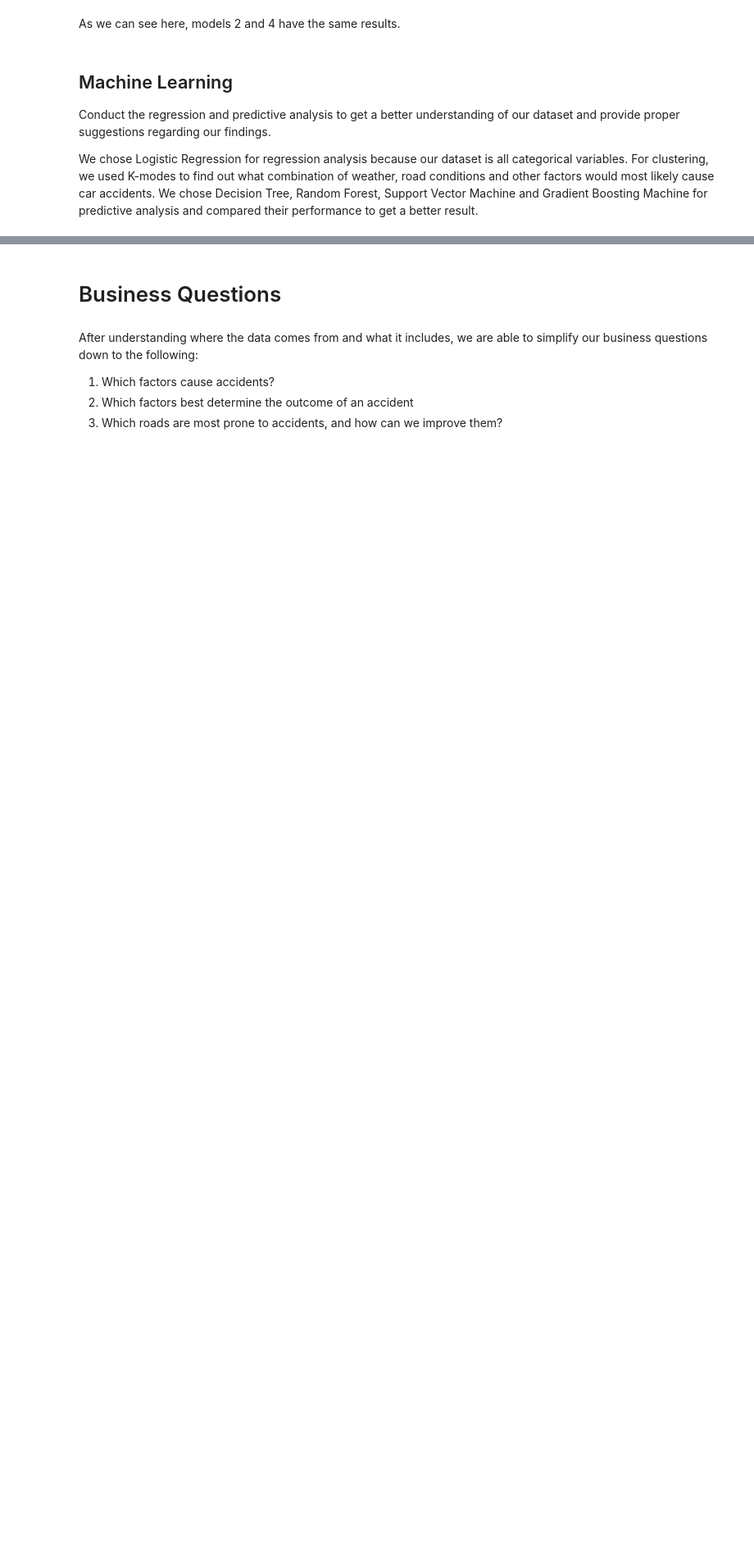
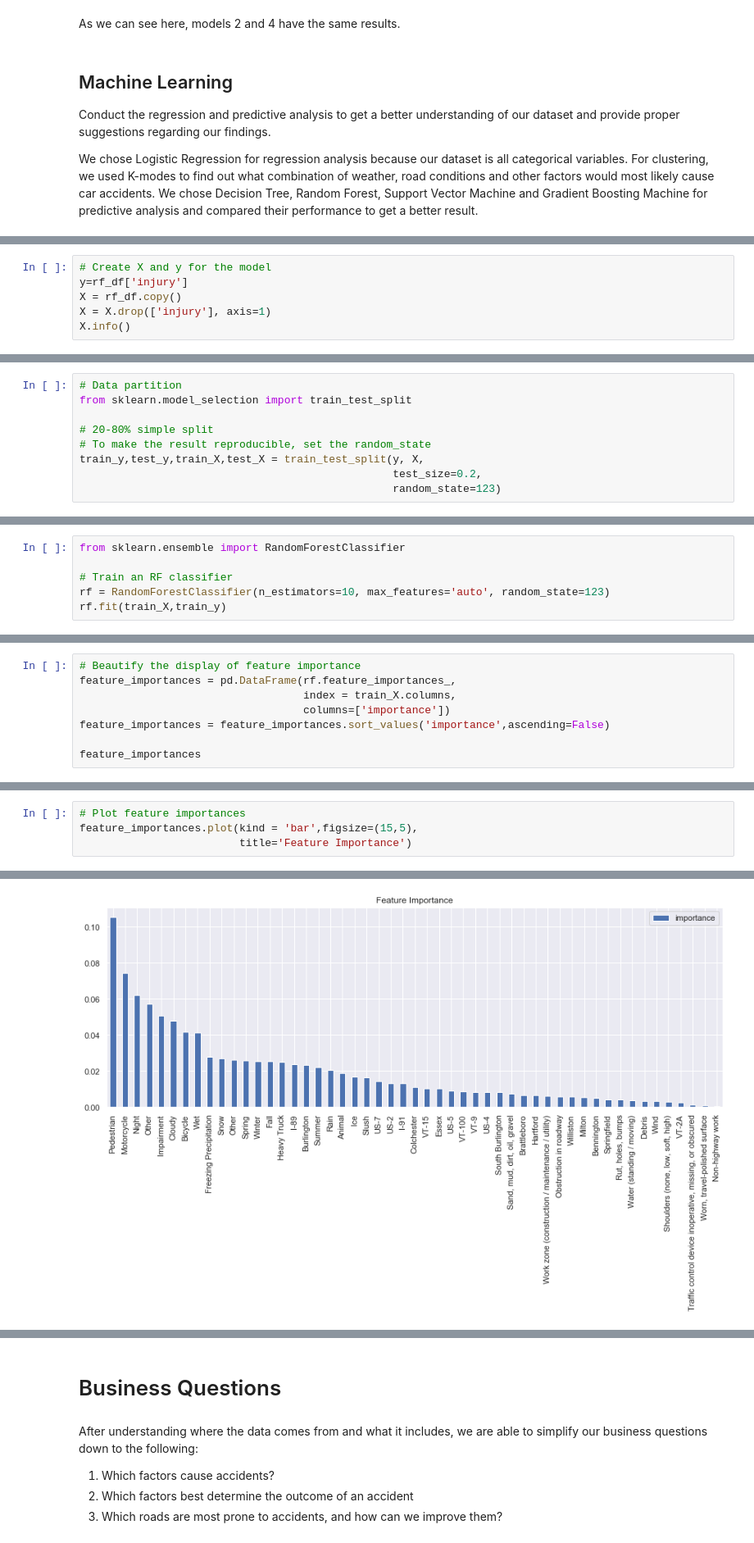
Before and after one commit to bmccxd/IST-5520-SP20-G1, a Jupyter notebook: Data Analysis-Group 1.ipynb, the cells around one changed output, grey strips where cells are left out. Shown at 82% size. Saved outputs shown, nothing was run; the diff lists cells and outputs as text; blank space fills up the shorter version.

```diff
--- a/Data Analysis-Group 1.ipynb
+++ b/Data Analysis-Group 1.ipynb
@@ -1045,0 +1222,6 @@ We chose Logistic Regression for regression analysis because our dataset is all
+# %%
+# Create X and y for the model
+y=rf_df['injury']
+X = rf_df.copy()
+X = X.drop(['injury'], axis=1)
+X.info()
@@ -1045,0 +1246,9 @@ We chose Logistic Regression for regression analysis because our dataset is all
+# %%
+# Data partition
+from sklearn.model_selection import train_test_split
+
+# 20-80% simple split
+# To make the result reproducible, set the random_state
+train_y,test_y,train_X,test_X = train_test_split(y, X,
+                                                 test_size=0.2,
+                                                 random_state=123)
@@ -1045,0 +1269,6 @@ We chose Logistic Regression for regression analysis because our dataset is all
+# %%
+from sklearn.ensemble import RandomForestClassifier
+
+# Train an RF classifier
+rf = RandomForestClassifier(n_estimators=10, max_features='auto', random_state=123)
+rf.fit(train_X,train_y)
@@ -1045,0 +1299,8 @@ We chose Logistic Regression for regression analysis because our dataset is all
+# %%
+# Beautify the display of feature importance
+feature_importances = pd.DataFrame(rf.feature_importances_,
+                                   index = train_X.columns,
+                                   columns=['importance'])
+feature_importances = feature_importances.sort_values('importance',ascending=False)
+
+feature_importances
@@ -1045,0 +1325,5 @@ We chose Logistic Regression for regression analysis because our dataset is all
+# %%
+# Plot feature importances
+feature_importances.plot(kind = 'bar',figsize=(15,5),
+                         title='Feature Importance')
+# %% [output]
@@ -1045,0 +1331 @@ We chose Logistic Regression for regression analysis because our dataset is all
+[figure, added]
```
Also changed, not shown: parts of 21 cells of this notebook.
